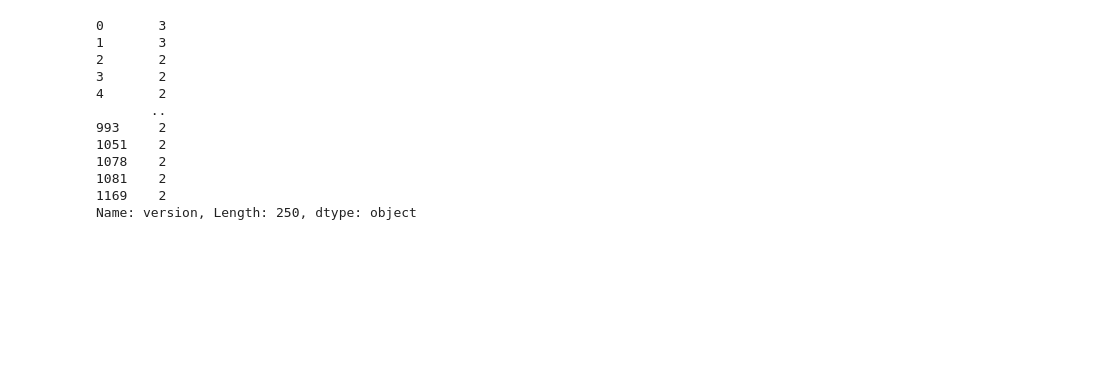
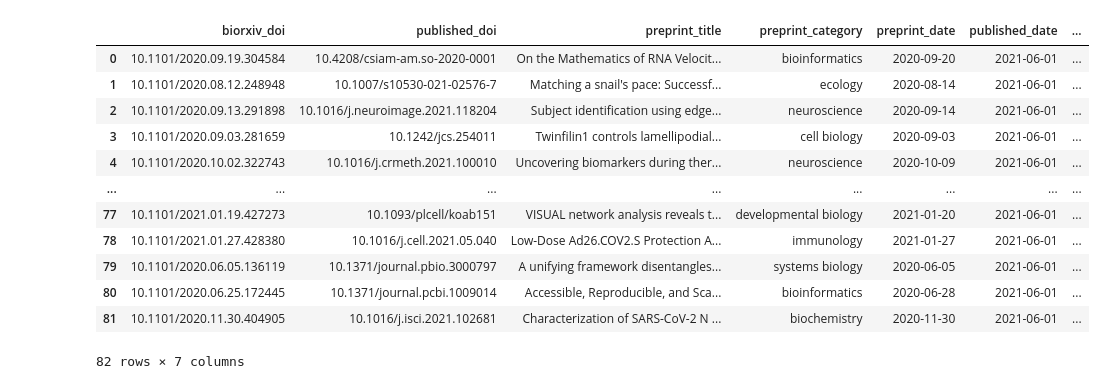
Before and after one commit to dawoeh/BioMedRxiv_API, a Jupyter notebook: retrieval.ipynb, the cells around one changed output. Drawn from its saved outputs; the diff is of its cells as text; code cells hidden in the pictures; blank space fills up the shorter version.

```diff
--- a/retrieval.ipynb
+++ b/retrieval.ipynb
@@ -63,15 +59,0 @@ data_medrxiv
-# %%
-data_medrxiv.loc[data_medrxiv['version'] != '1', 'version']
-# %% [output]
-0       3
-1       3
-2       2
-3       2
-4       2
-       ..
-993     2
-1051    2
-1078    2
-1081    2
-1169    2
-Name: version, Length: 250, dtype: object
@@ -80,0 +60,19 @@ data_medrxiv.to_csv('processed/medrxiv_june.csv', index=False)
+# %%
+date_start = '2021-06-01'
+date_end = '2021-06-01'
+data_pub_biorxiv = date_published_article(date_start, date_end)
+data_pub_biorxiv
+# %% [output]
+|  | biorxiv_doi | published_doi | preprint_title | preprint_category | preprint_date | published_date | ... |
+| 0 | 10.1101/2020.09.19.304584 | 10.4208/csiam-am.so-2020-0001 | On the Mathematics of RNA Velocit... | bioinformatics | 2020-09-20 | 2021-06-01 | ... |
+| 1 | 10.1101/2020.08.12.248948 | 10.1007/s10530-021-02576-7 | Matching a snail's pace: Successf... | ecology | 2020-08-14 | 2021-06-01 | ... |
+| 2 | 10.1101/2020.09.13.291898 | 10.1016/j.neuroimage.2021.118204 | Subject identification using edge... | neuroscience | 2020-09-14 | 2021-06-01 | ... |
+| 3 | 10.1101/2020.09.03.281659 | 10.1242/jcs.254011 | Twinfilin1 controls lamellipodial... | cell biology | 2020-09-03 | 2021-06-01 | ... |
+| 4 | 10.1101/2020.10.02.322743 | 10.1016/j.crmeth.2021.100010 | Uncovering biomarkers during ther... | neuroscience | 2020-10-09 | 2021-06-01 | ... |
+| ... | ... | ... | ... | ... | ... | ... | ... |
+| 77 | 10.1101/2021.01.19.427273 | 10.1093/plcell/koab151 | VISUAL network analysis reveals t... | developmental biology | 2021-01-20 | 2021-06-01 | ... |
+| 78 | 10.1101/2021.01.27.428380 | 10.1016/j.cell.2021.05.040 | Low-Dose Ad26.COV2.S Protection A... | immunology | 2021-01-27 | 2021-06-01 | ... |
+| 79 | 10.1101/2020.06.05.136119 | 10.1371/journal.pbio.3000797 | A unifying framework disentangles... | systems biology | 2020-06-05 | 2021-06-01 | ... |
+| 80 | 10.1101/2020.06.25.172445 | 10.1371/journal.pcbi.1009014 | Accessible, Reproducible, and Sca... | bioinformatics | 2020-06-28 | 2021-06-01 | ... |
+| 81 | 10.1101/2020.11.30.404905 | 10.1016/j.isci.2021.102681 | Characterization of SARS-CoV-2 N ... | biochemistry | 2020-11-30 | 2021-06-01 | ... |
+82 rows × 7 columns
```
Also changed, not shown: parts of 12 cells of this notebook, 5 other files.
